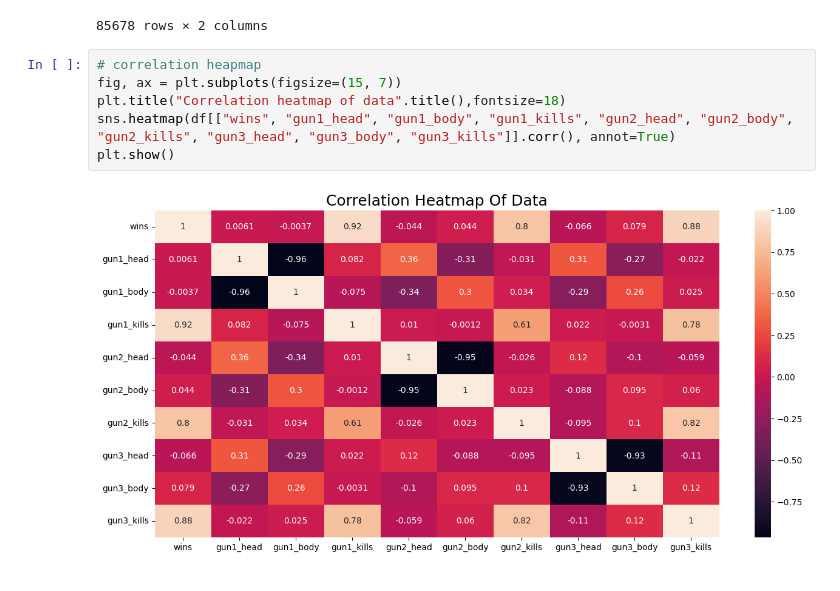
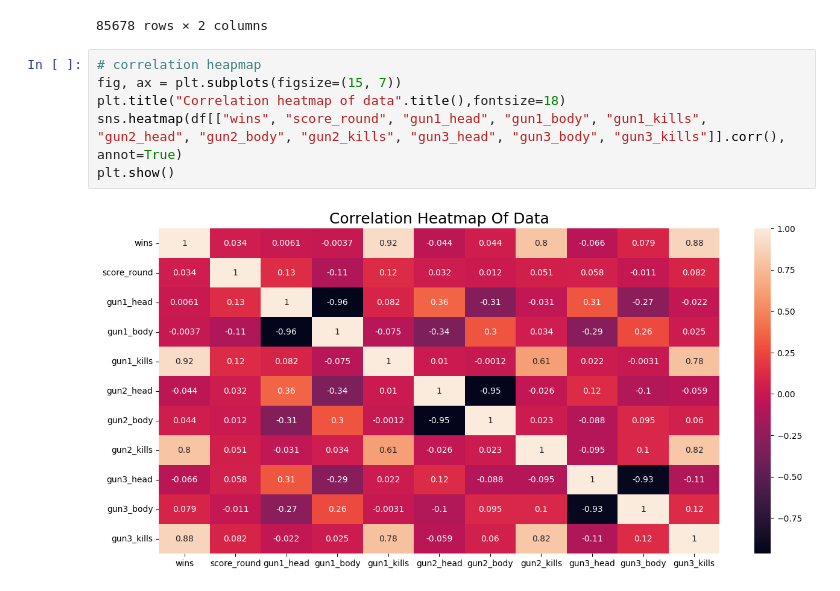
Before and after one commit to jhskrt/valorant-analytis, a Jupyter notebook: analytis.ipynb, the cells around one changed output. Cells and saved outputs as stored; diff of their text form.

```diff
--- a/analytis.ipynb
+++ b/analytis.ipynb
@@ -74,8 +56,8 @@ df.loc[:, ["gun1_kills", "gun2_kills"]]
 # %%
 # correlation heapmap
 fig, ax = plt.subplots(figsize=(15, 7))
 plt.title("Correlation heatmap of data".title(),fontsize=18)
-sns.heatmap(df[["wins", "gun1_head", "gun1_body", "gun1_kills", "gun2_head", "gun2_body", "gun2_kills", "gun3_head", "gun3_body", "gun3_kills"]].corr(), annot=True)
+sns.heatmap(df[["wins", "score_round", "gun1_head", "gun1_body", "gun1_kills", "gun2_head", "gun2_body", "gun2_kills", "gun3_head", "gun3_body", "gun3_kills"]].corr(), annot=True)
 plt.show()
 # %% [output]
-[figure, old version]
+[figure, new version]
```
Also changed, not shown: parts of 9 cells of this notebook.
